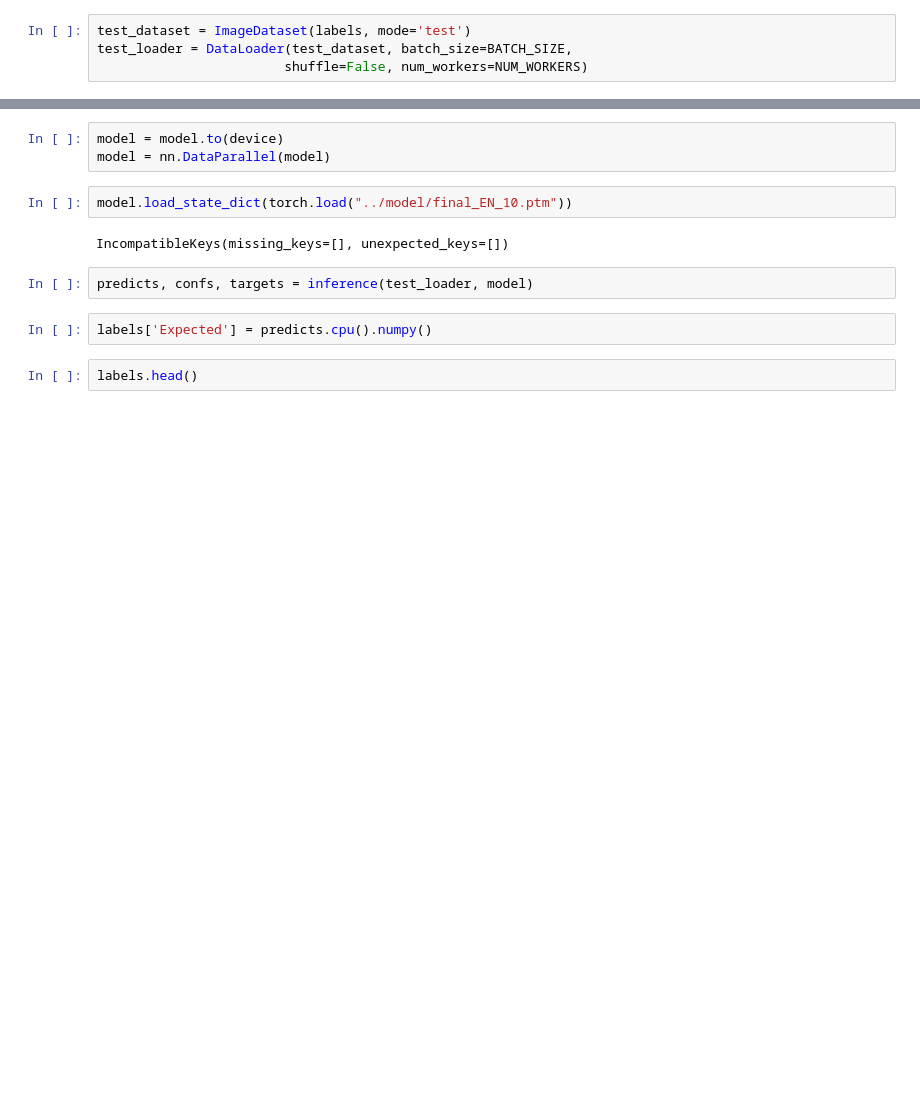
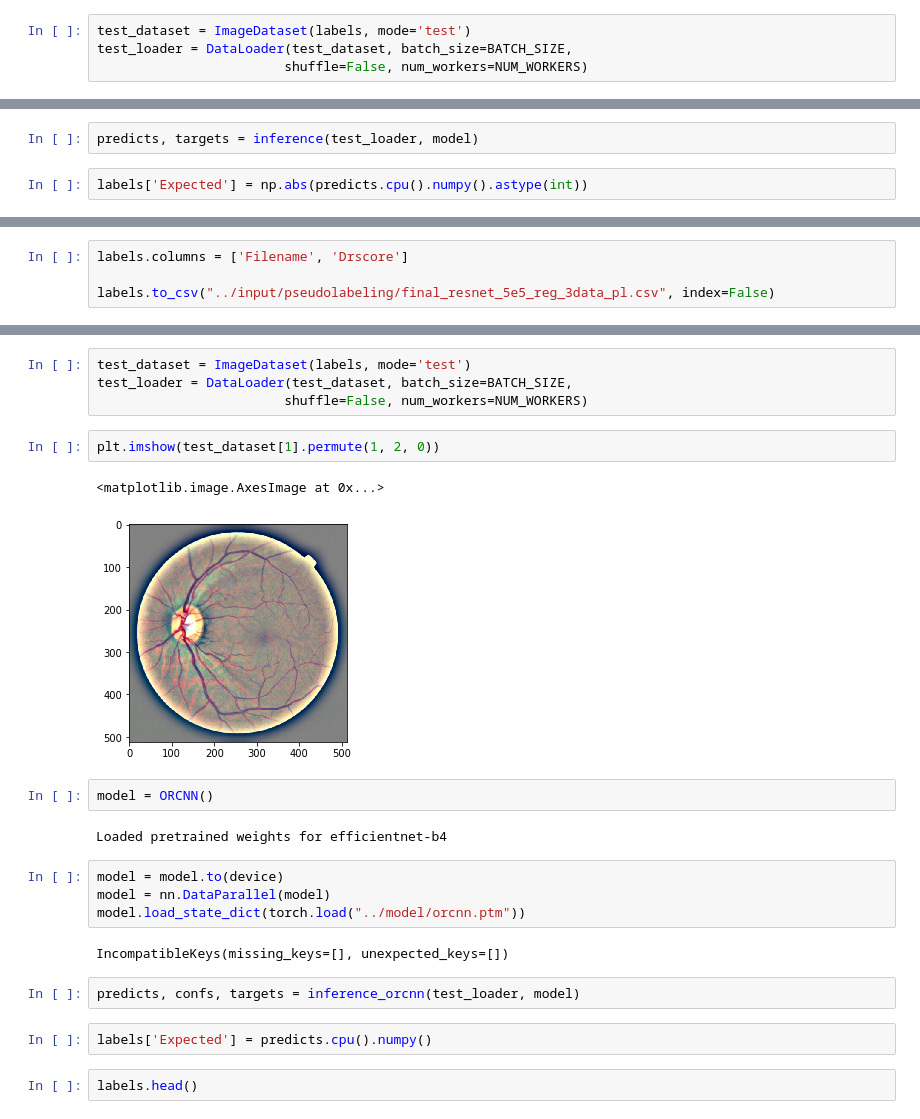
Before and after one commit to Olimon660/UsydInnovation2019, a Jupyter notebook: notebook/syd_innovation-submit.ipynb, the cells around one changed output, grey strips where cells are left out. Drawn from its saved outputs; the diff is of its cells as text; blank space fills up the shorter version.

```diff
--- a/notebook/syd_innovation-submit.ipynb
+++ b/notebook/syd_innovation-submit.ipynb
@@ -157,0 +142,4 @@ Loaded pretrained weights for efficientnet-b4
+# %%
+predicts, targets = inference(test_loader, model)
+# %%
+labels['Expected'] = np.abs(predicts.cpu().numpy().astype(int))
@@ -157,0 +166,4 @@ Loaded pretrained weights for efficientnet-b4
+# %%
+labels.columns = ['Filename', 'Drscore']
+
+labels.to_csv("../input/pseudolabeling/final_resnet_5e5_reg_3data_pl.csv", index=False)
@@ -158,12 +187,24 @@ Loaded pretrained weights for efficientnet-b4
+# %%
+test_dataset = ImageDataset(labels, mode='test')
+test_loader = DataLoader(test_dataset, batch_size=BATCH_SIZE,
+                        shuffle=False, num_workers=NUM_WORKERS)
+# %%
+plt.imshow(test_dataset[1].permute(1, 2, 0))
+# %% [output]
+<matplotlib.image.AxesImage at 0x...>
+[figure, added]
+# %%
+model = ORCNN()
+# %% [output]
+Loaded pretrained weights for efficientnet-b4
 # %%
 model = model.to(device)
 model = nn.DataParallel(model)
+model.load_state_dict(torch.load("../model/orcnn.ptm"))
+# %% [output]
+IncompatibleKeys(missing_keys=[], unexpected_keys=[])
-# %%
-model.load_state_dict(torch.load("../model/final_EN_10.ptm"))
-# %% [output]
-IncompatibleKeys(missing_keys=[], unexpected_keys=[])
 # %%
-predicts, confs, targets = inference(test_loader, model)
+predicts, confs, targets = inference_orcnn(test_loader, model)
 # %%
 labels['Expected'] = predicts.cpu().numpy()
 # %%
```
Also changed, not shown: parts of 29 cells of this notebook, 20 other files.
